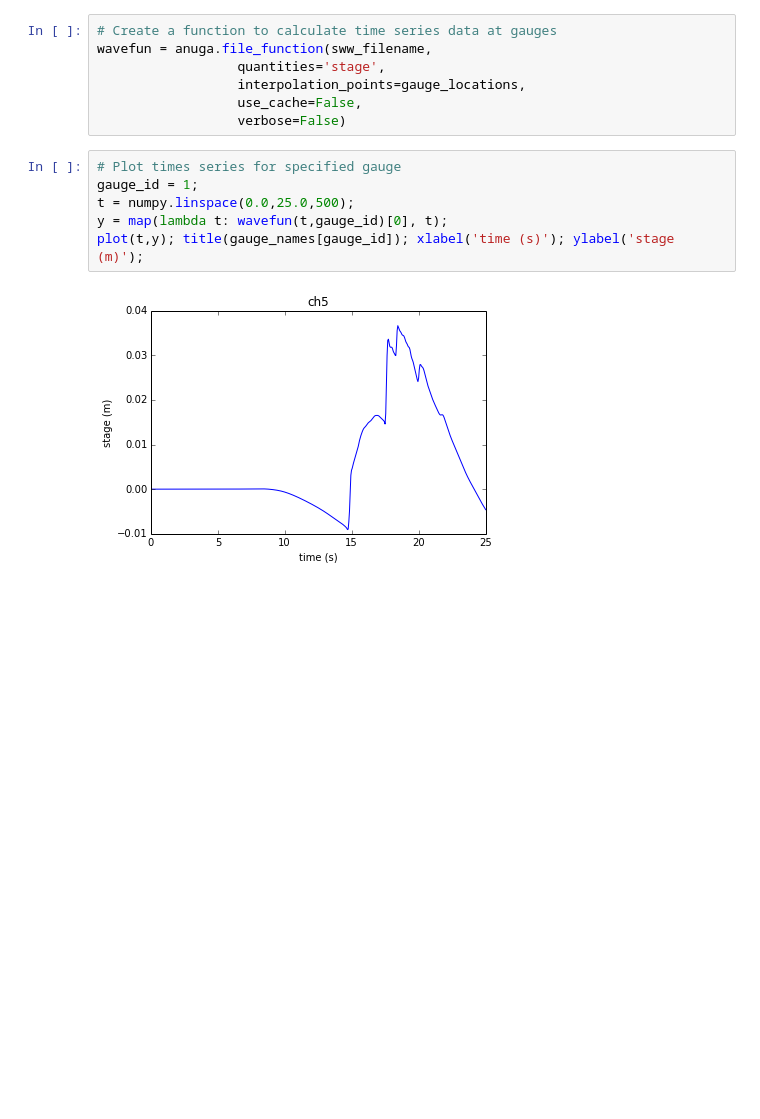
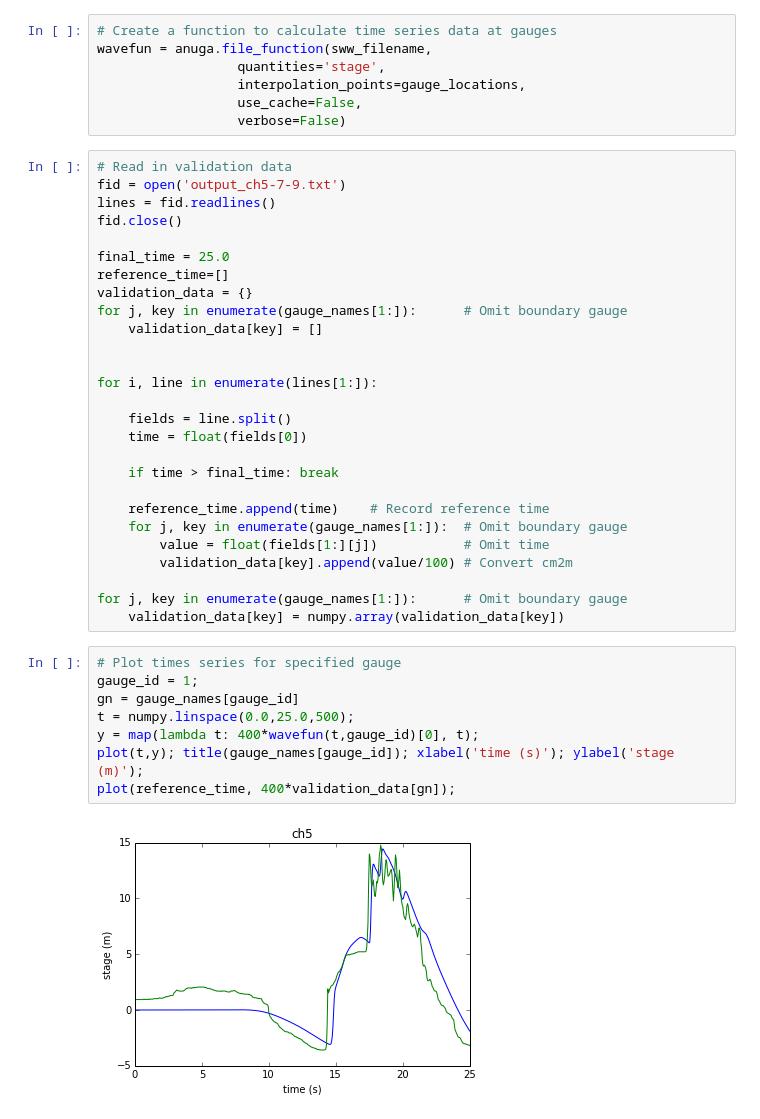
Before and after one commit to GeoscienceAustralia/anuga_core, a Jupyter notebook: validation_tests/experimental_data/okushiri/plot_gauge.ipynb, the cells around one changed output. Saved outputs shown, nothing was run; the diff lists cells and outputs as text; blank space fills up the shorter version.

```diff
--- a/validation_tests/experimental_data/okushiri/plot_gauge.ipynb
+++ b/validation_tests/experimental_data/okushiri/plot_gauge.ipynb
@@ -16,11 +16,40 @@ wavefun = anuga.file_function(sww_filename,
                   interpolation_points=gauge_locations,
                   use_cache=False,
                   verbose=False)
+# %%
+# Read in validation data
+fid = open('output_ch5-7-9.txt')
+lines = fid.readlines()
+fid.close()
+
+final_time = 25.0
+reference_time=[]
+validation_data = {}
+for j, key in enumerate(gauge_names[1:]):      # Omit boundary gauge
+    validation_data[key] = []
+
+
+for i, line in enumerate(lines[1:]):
+
+    fields = line.split()
+    time = float(fields[0])
+
+    if time > final_time: break
+
+    reference_time.append(time)    # Record reference time
+    for j, key in enumerate(gauge_names[1:]):  # Omit boundary gauge
+        value = float(fields[1:][j])           # Omit time
+        validation_data[key].append(value/100) # Convert cm2m
+
+for j, key in enumerate(gauge_names[1:]):      # Omit boundary gauge
+    validation_data[key] = numpy.array(validation_data[key])
 # %%
 # Plot times series for specified gauge
 gauge_id = 1;
+gn = gauge_names[gauge_id]
 t = numpy.linspace(0.0,25.0,500);
-y = map(lambda t: wavefun(t,gauge_id)[0], t);
+y = map(lambda t: 400*wavefun(t,gauge_id)[0], t);
 plot(t,y); title(gauge_names[gauge_id]); xlabel('time (s)'); ylabel('stage (m)');
+plot(reference_time, 400*validation_data[gn]);
 # %% [output]
-[figure, old version]
+[figure, new version]
```
Also changed, not shown: parts of 2 cells of this notebook, 3 other files.
